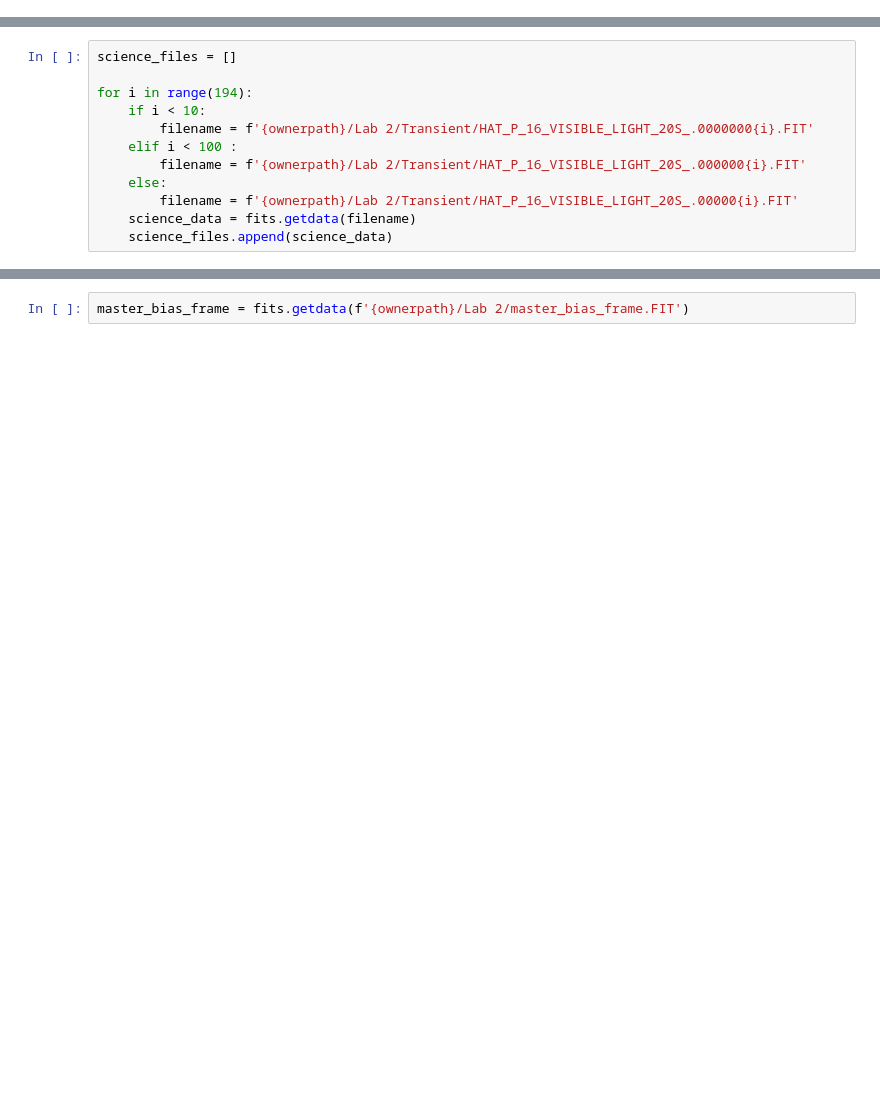
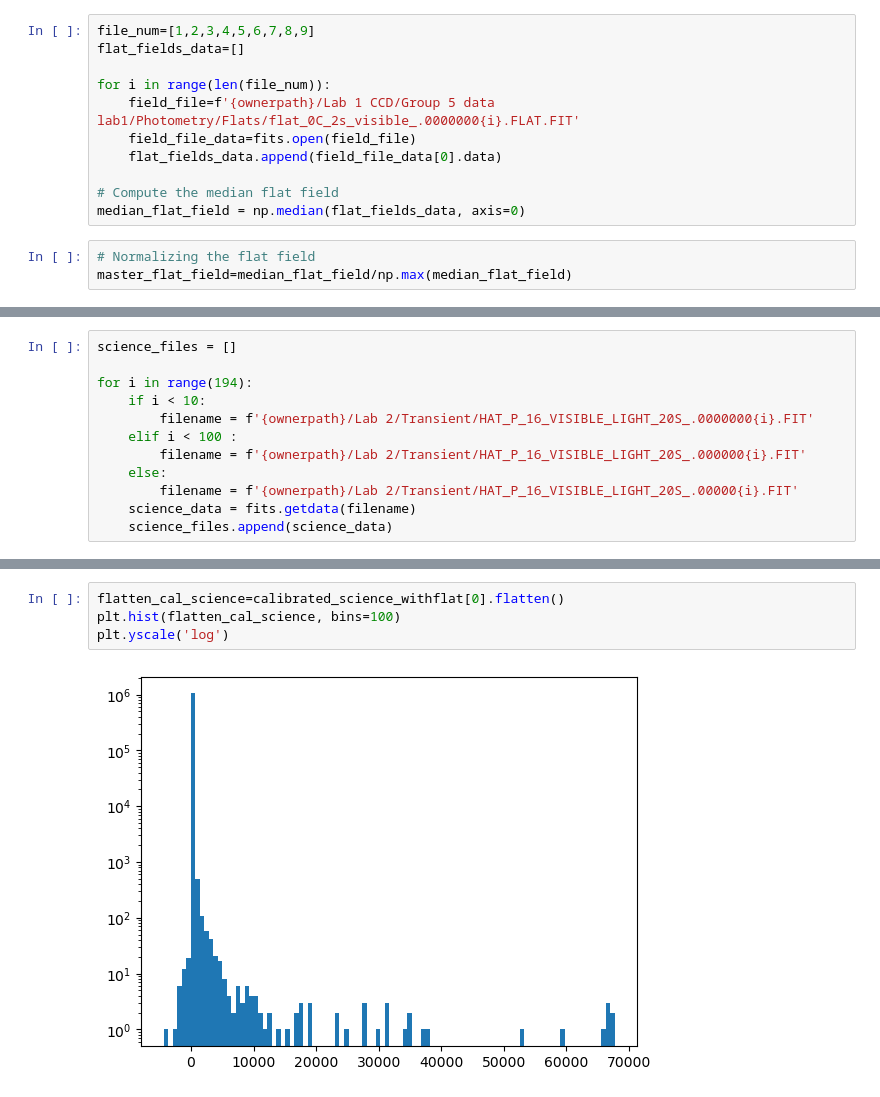
Before and after one commit to Zhengjingyi0823/AST443-Group5, a Jupyter notebook: AST443 Lab2.ipynb, the cells around one changed output, grey strips where cells are left out. Saved outputs shown, nothing was run; the diff lists cells and outputs as text; blank space fills up the shorter version.

```diff
--- a/AST443 Lab2.ipynb
+++ b/AST443 Lab2.ipynb
@@ -48,3 +63,17 @@ master_dark_data.shape
+# %%
+file_num=[1,2,3,4,5,6,7,8,9]
+flat_fields_data=[]
+
+for i in range(len(file_num)):
+    field_file=f'{ownerpath}/Lab 1 CCD/Group 5 data lab1/Photometry/Flats/flat_0C_2s_visible_.0000000{i}.FLAT.FIT'
+    field_file_data=fits.open(field_file)
+    flat_fields_data.append(field_file_data[0].data)
+
+# Compute the median flat field
+median_flat_field = np.median(flat_fields_data, axis=0)
+# %%
+# Normalizing the flat field
+master_flat_field=median_flat_field/np.max(median_flat_field)
 # %%
 master_flat = fits.getdata(f'{ownerpath}/Lab 1 CCD/Group 5 data lab1/Photometry/Flats/Normalized_Master_Flat-Field.FIT')
 
@@ -83,3 +103,7 @@ science_data.shape
 # %%
-master_bias_frame = fits.getdata(f'{ownerpath}/Lab 2/master_bias_frame.FIT')
+flatten_cal_science=calibrated_science_withflat[0].flatten()
+plt.hist(flatten_cal_science, bins=100)
+plt.yscale('log')
+# %% [output]
+[figure, added]
 # %%
```
Also changed, not shown: parts of 23 cells of this notebook.
